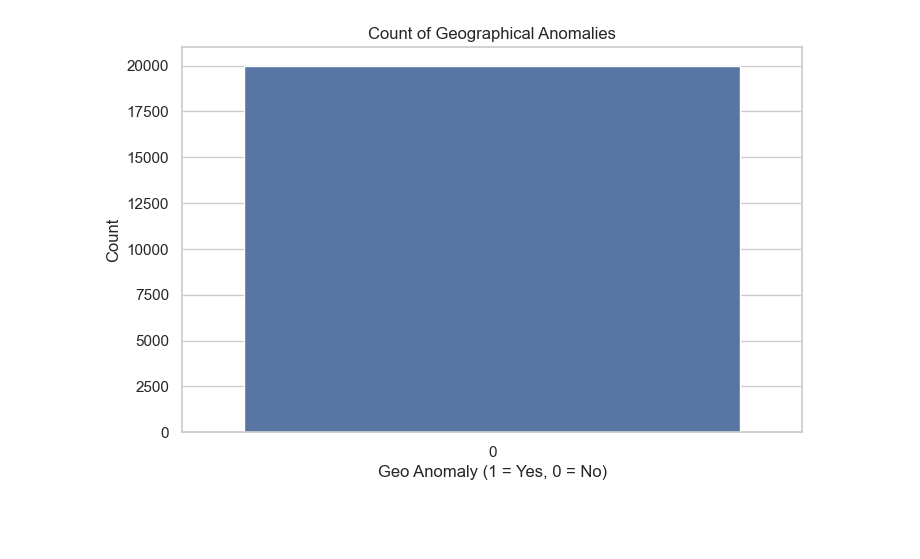
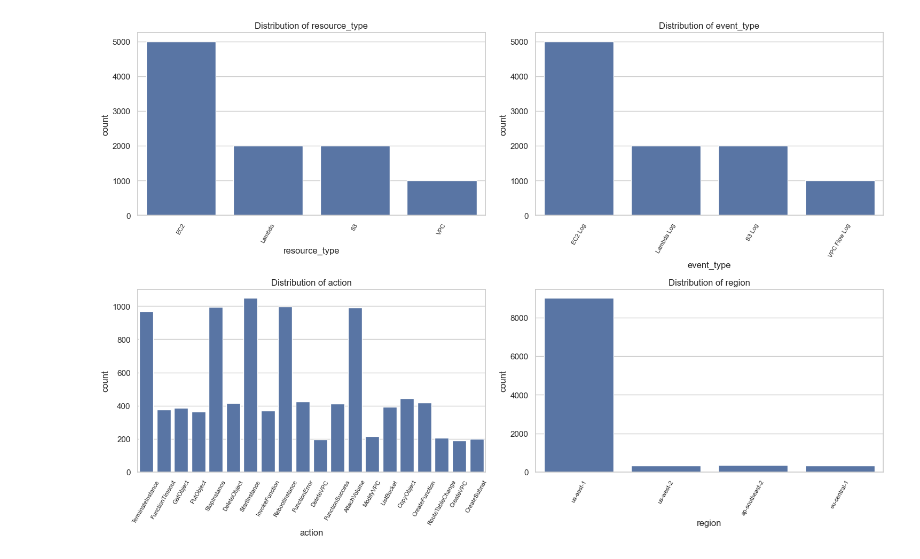
Before and after one commit to davestroud/cloud_logs, a Jupyter notebook: anomaly_detection/eda.ipynb, the cells around one changed output. Saved outputs shown, nothing was run; the diff lists cells and outputs as text; code cells hidden in the pictures; blank space fills up the shorter version.

```diff
--- a/anomaly_detection/eda.ipynb
+++ b/anomaly_detection/eda.ipynb
@@ -19,0 +21,19 @@ plt.show()
+# %%
+categorical_columns = ['resource_type', 'event_type', 'action', 'region']
+fig, axes = plt.subplots(2, 2, figsize=(15, 10))
+
+for idx, col in enumerate(categorical_columns):
+    sns.countplot(data=logs_df, x=col, ax=axes[idx // 2, idx % 2])
+    axes[idx // 2, idx % 2].set_title(f'Distribution of {col}')
+
+    # Make x-axis labels vertical and adjust font size
+    axes[idx // 2, idx % 2].tick_params(axis='x', rotation=60, labelsize=8)
+
+    # Optionally, limit the number of unique labels displayed if they are too many
+    if len(logs_df[col].unique()) > 20:
+        axes[idx // 2, idx % 2].set_xticks([])
+
+plt.tight_layout()
+plt.show()
+# %% [output]
+[figure, added]
@@ -20,10 +73,6 @@ plt.show()
 # %%
-# 2. Count of geo_anomaly
-plt.figure(figsize=(8, 5))
-sns.countplot(data=logs_df, x='geo_anomaly')
-plt.title('Count of Geographical Anomalies')
-plt.xlabel('Geo Anomaly (1 = Yes, 0 = No)')
-plt.ylabel('Count')
+# Plot the distribution of geo anomalies
+plt.figure(figsize=(10, 6))
+sns.countplot(data=logs_df, x='region', hue='geo_anomaly')
+plt.title('Geo Anomaly Analysis by Region')
 plt.show()
-# %% [output]
-[figure, removed]
```
Also changed, not shown: parts of 7 cells of this notebook.
